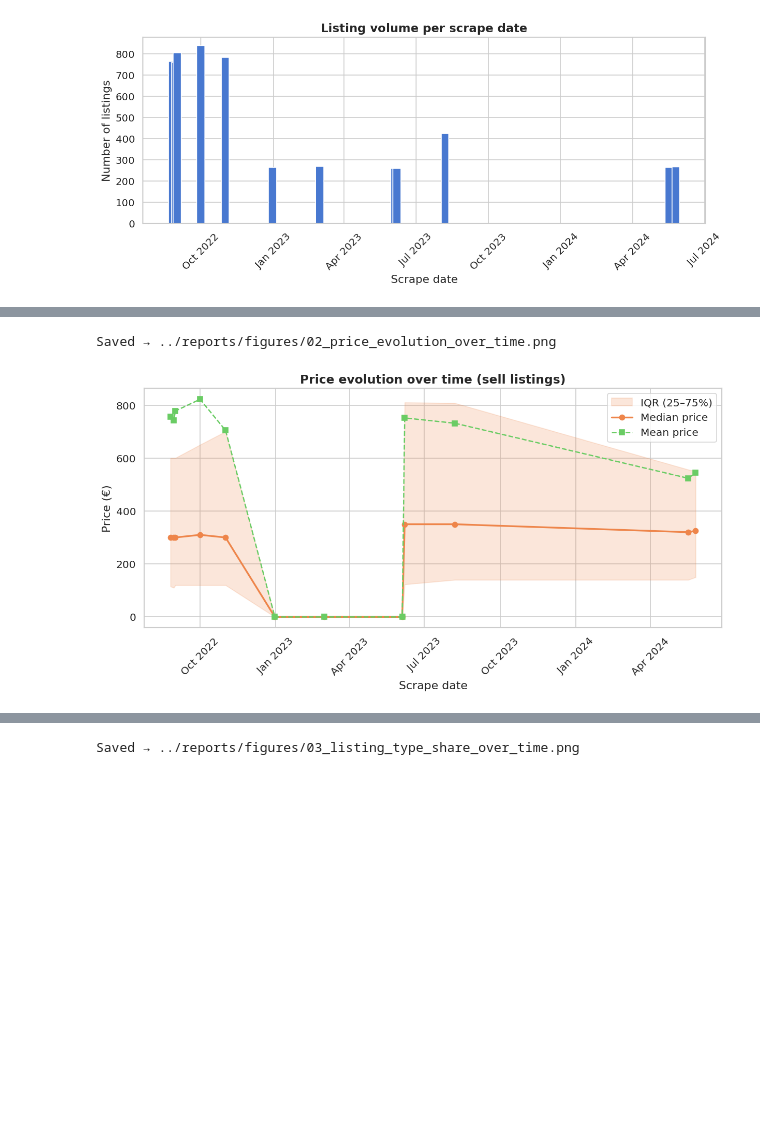
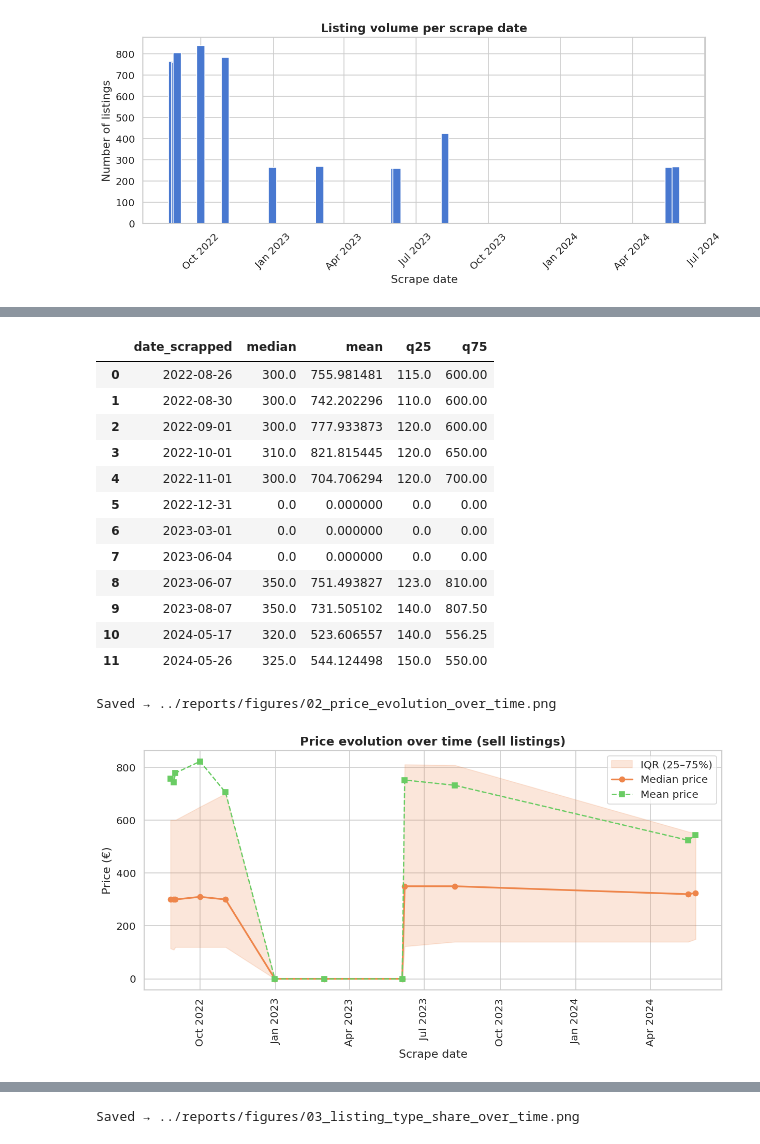
Before and after one commit to albertjimrod/hispasonic, a Jupyter notebook: notebooks/02_eda.ipynb, the cells around one changed output, grey strips where cells are left out. Saved outputs shown, nothing was run; the diff lists cells and outputs as text; code cells hidden in the pictures; blank space fills up the shorter version.

```diff
--- a/notebooks/02_eda.ipynb
+++ b/notebooks/02_eda.ipynb
@@ -93,24 +102,49 @@ Saved → ../reports/figures/01_listing_volume_over_time.png
 # ── 3b. Median and mean price evolution over time ─────────────────────────
 df_sell = df[df['sell'] == 1].copy()
 
-price_time = df_sell.groupby('date_scrapped')['price'].agg(
-    median='median', mean='mean', q25=lambda x: x.quantile(0.25), q75=lambda x: x.quantile(0.75)
-).reset_index()
+price_time = df_sell.groupby('date_scrapped')['price'].agg(median='median',
+                                                           mean='mean',
+                                                           q25=lambda x: x.quantile(0.25),
+                                                           q75=lambda x: x.quantile(0.75)
+                                                          ).reset_index()
 
-fig, ax = plt.subplots(figsize=(12, 5))
-ax.fill_between(price_time['date_scrapped'], price_time['q25'], price_time['q75'],
-                alpha=0.2, label='IQR (25–75%)', color=sns.color_palette('muted')[1])
-ax.plot(price_time['date_scrapped'], price_time['median'], marker='o', label='Median price',
-        color=sns.color_palette('muted')[1], linewidth=2)
-ax.plot(price_time['date_scrapped'], price_time['mean'], marker='s', linestyle='--',
-        label='Mean price', color=sns.color_palette('muted')[2], linewidth=1.5)
-ax.set_title('Price evolution over time (sell listings)', fontsize=14, fontweight='bold')
-ax.set_xlabel('Scrape date')
-ax.set_ylabel('Price (€)')
-ax.xaxis.set_major_formatter(plt.matplotlib.dates.DateFormatter('%b %Y'))
-plt.xticks(rotation=45)
-ax.legend()
-savefig('02_price_evolution_over_time')
+price_time
 # %% [output]
-Saved → ../reports/figures/02_price_evolution_over_time.png
-[figure, removed]
+|  | date_scrapped | median | mean | q25 | q75 |
+| 0 | 2022-08-26 | 300.0 | 755.981481 | 115.0 | 600.00 |
+| 1 | 2022-08-30 | 300.0 | 742.202296 | 110.0 | 600.00 |
+| 2 | 2022-09-01 | 300.0 | 777.933873 | 120.0 | 600.00 |
+| 3 | 2022-10-01 | 310.0 | 821.815445 | 120.0 | 650.00 |
+| 4 | 2022-11-01 | 300.0 | 704.706294 | 120.0 | 700.00 |
+| 5 | 2022-12-31 | 0.0 | 0.000000 | 0.0 | 0.00 |
+| 6 | 2023-03-01 | 0.0 | 0.000000 | 0.0 | 0.00 |
+| 7 | 2023-06-04 | 0.0 | 0.000000 | 0.0 | 0.00 |
+| 8 | 2023-06-07 | 350.0 | 751.493827 | 123.0 | 810.00 |
+| 9 | 2023-08-07 | 350.0 | 731.505102 | 140.0 | 807.50 |
+| 10 | 2024-05-17 | 320.0 | 523.606557 | 140.0 | 556.25 |
+| 11 | 2024-05-26 | 325.0 | 544.124498 | 150.0 | 550.00 |
+# %%
+fig, ax = plt.subplots(figsize=(12, 5))
+ax.fill_between(price_time['date_scrapped'],
+                price_time['q25'],
+                price_time['q75'],
+                alpha=0.2,
+                label='IQR (25–75%)',
+                color=sns.color_palette('muted')[1])
+
+ax.plot(price_time['date_scrapped'], price_time['median'], marker='o', label='Median price',
+        color=sns.color_palette('muted')[1], linewidth=2)
+
+ax.plot(price_time['date_scrapped'], price_time['mean'], marker='s', linestyle='--',
+        label='Mean price', color=sns.color_palette('muted')[2], linewidth=1.5)
+
+ax.set_title('Price evolution over time (sell listings)', fontsize=14, fontweight='bold')
+ax.set_xlabel('Scrape date')
+ax.set_ylabel('Price (€)')
+ax.xaxis.set_major_formatter(plt.matplotlib.dates.DateFormatter('%b %Y'))
+plt.xticks(rotation=90)
+ax.legend()
+savefig('02_price_evolution_over_time')
+# %% [output]
+Saved → ../reports/figures/02_price_evolution_over_time.png
+[figure, added]
```
Also changed, not shown: parts of 19 cells of this notebook, 4 other files.
